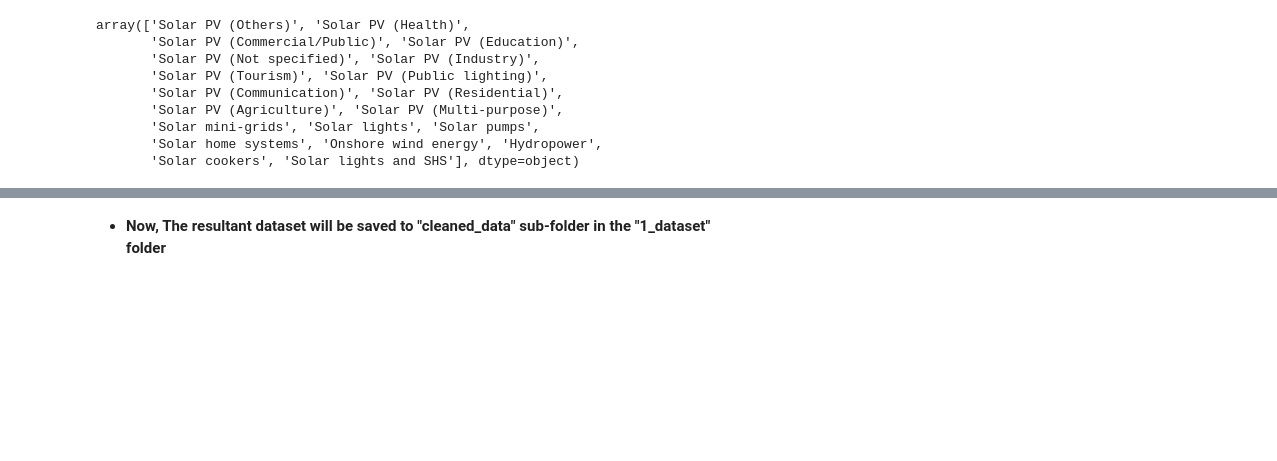
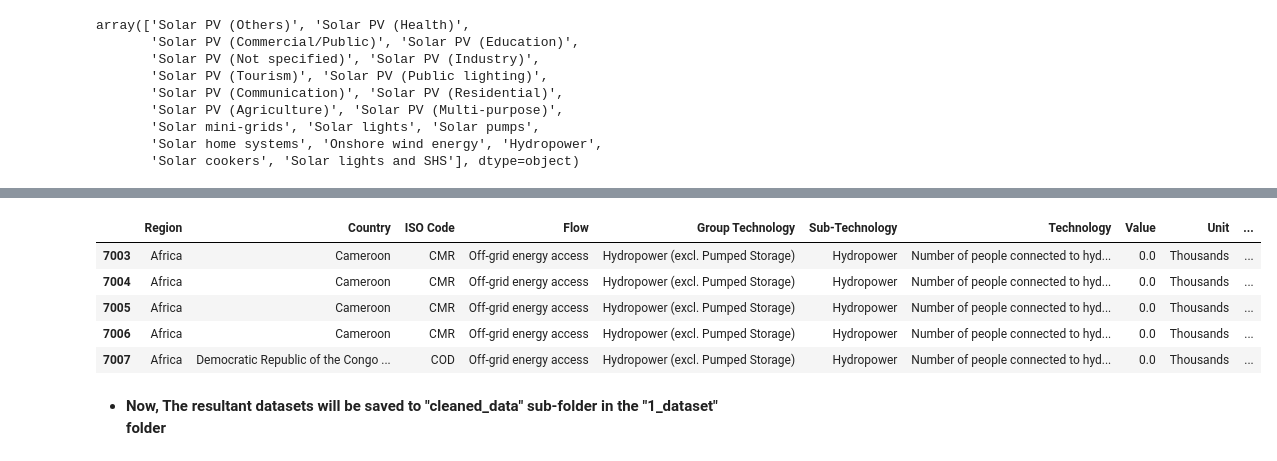
Before and after one commit to MIT-Emerging-Talent/ET6-CDSP-group-08-repo, a Jupyter notebook: 2_data_preparation/IRENA_OFG_cleaned.ipynb, the cells around one changed output, grey strips where cells are left out. Saved outputs shown, nothing was run; the diff lists cells and outputs as text; code cells hidden in the pictures; blank space fills up the shorter version.

Commit message:
Updated EDA & seperated OF dataset

```diff
--- a/2_data_preparation/IRENA_OFG_cleaned.ipynb
+++ b/2_data_preparation/IRENA_OFG_cleaned.ipynb
@@ -227,0 +242,5 @@ df2.sample(10)
+# %%
+# Filter for MW (capacity)
+df_mw = df2[df2["Unit"] == "MW"].copy()
+# Filter for thousands (people served)
+df_thousands = df2[df2["Unit"] == "Thousands"].copy()
@@ -240,3 +283,12 @@ array(['Solar PV (Others)', 'Solar PV (Health)',
+# %%
+df_thousands.head()
+# %% [output]
+|  | Region | Country | ISO Code | Flow | Group Technology | Sub-Technology | Technology | Value | Unit | ... |
+| 7003 | Africa | Cameroon | CMR | Off-grid energy access | Hydropower (excl. Pumped Storage) | Hydropower | Number of people connected to hyd... | 0.0 | Thousands | ... |
+| 7004 | Africa | Cameroon | CMR | Off-grid energy access | Hydropower (excl. Pumped Storage) | Hydropower | Number of people connected to hyd... | 0.0 | Thousands | ... |
+| 7005 | Africa | Cameroon | CMR | Off-grid energy access | Hydropower (excl. Pumped Storage) | Hydropower | Number of people connected to hyd... | 0.0 | Thousands | ... |
+| 7006 | Africa | Cameroon | CMR | Off-grid energy access | Hydropower (excl. Pumped Storage) | Hydropower | Number of people connected to hyd... | 0.0 | Thousands | ... |
+| 7007 | Africa | Democratic Republic of the Congo ... | COD | Off-grid energy access | Hydropower (excl. Pumped Storage) | Hydropower | Number of people connected to hyd... | 0.0 | Thousands | ... |
 # %% [markdown]
-- **Now, The resultant dataset will be saved to "cleaned_data" sub-folder in the "1_dataset" folder**
+- **Now, The resultant datasets will be saved to "cleaned_data" sub-folder in the "1_dataset" folder**
 # %%
```
Also changed, not shown: parts of 18 cells of this notebook, 6 other files.
